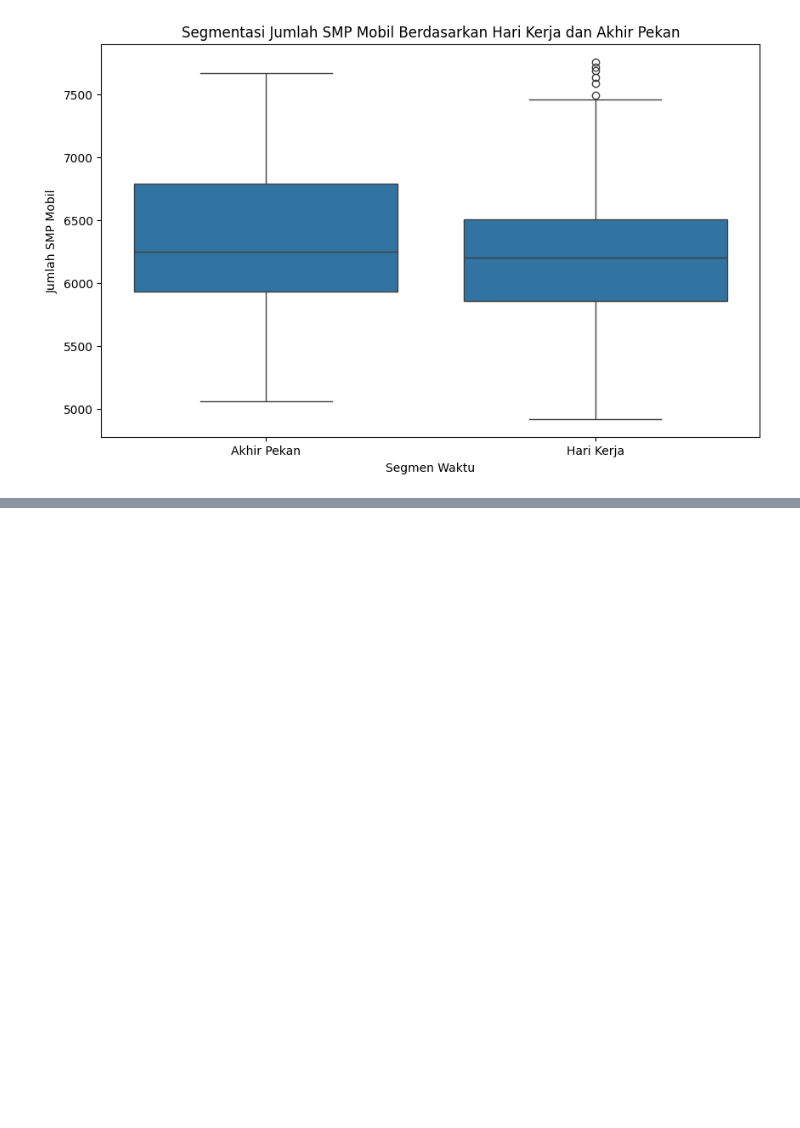
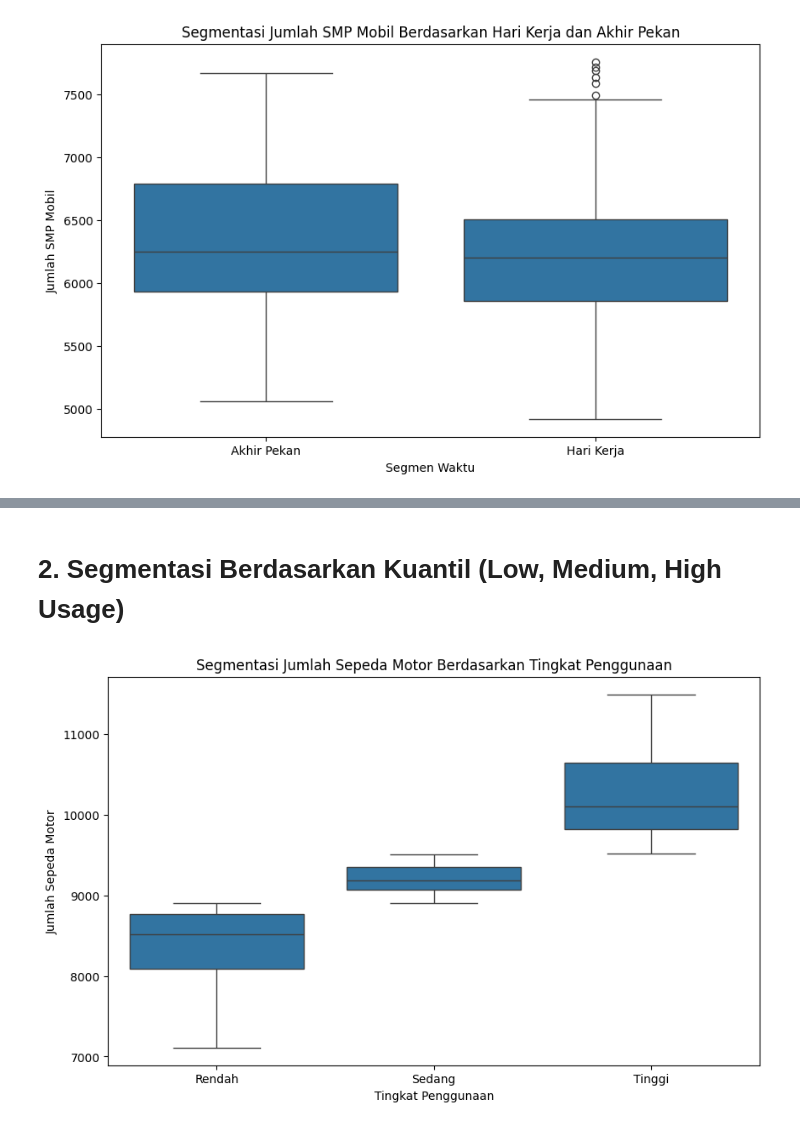
Before and after one commit to Onestringlab/LHRT_Balai, a Jupyter notebook: Kode/9_Analitik_Losarang_2022.ipynb, the cells around one changed output, grey strips where cells are left out. Cells and saved outputs as stored; diff of their text form; code cells hidden in the pictures; blank space fills up the shorter version.

```diff
--- a/Kode/9_Analitik_Losarang_2022.ipynb
+++ b/Kode/9_Analitik_Losarang_2022.ipynb
@@ -354,0 +355,15 @@ plt.show()
+# %% [markdown]
+# 2. Segmentasi Berdasarkan Kuantil (Low, Medium, High Usage)
+# %%
+# Membagi kolom SMP_MTR menjadi tiga kelompok: Low, Medium, High
+df_no_outliers['Segmen_Penggunaan'] = pd.qcut(df_no_outliers['SMP_MTR'], q=3, labels=['Rendah', 'Sedang', 'Tinggi'])
+
+# Melihat distribusi data setelah segmentasi ini
+plt.figure(figsize=(10, 6))
+sns.boxplot(x='Segmen_Penggunaan', y='SMP_MTR', data=df_no_outliers)
+plt.title('Segmentasi Jumlah Sepeda Motor Berdasarkan Tingkat Penggunaan')
+plt.xlabel('Tingkat Penggunaan')
+plt.ylabel('Jumlah Sepeda Motor')
+plt.show()
+# %% [output]
+[figure, added]
```
Also changed, not shown: parts of 6 cells of this notebook.
